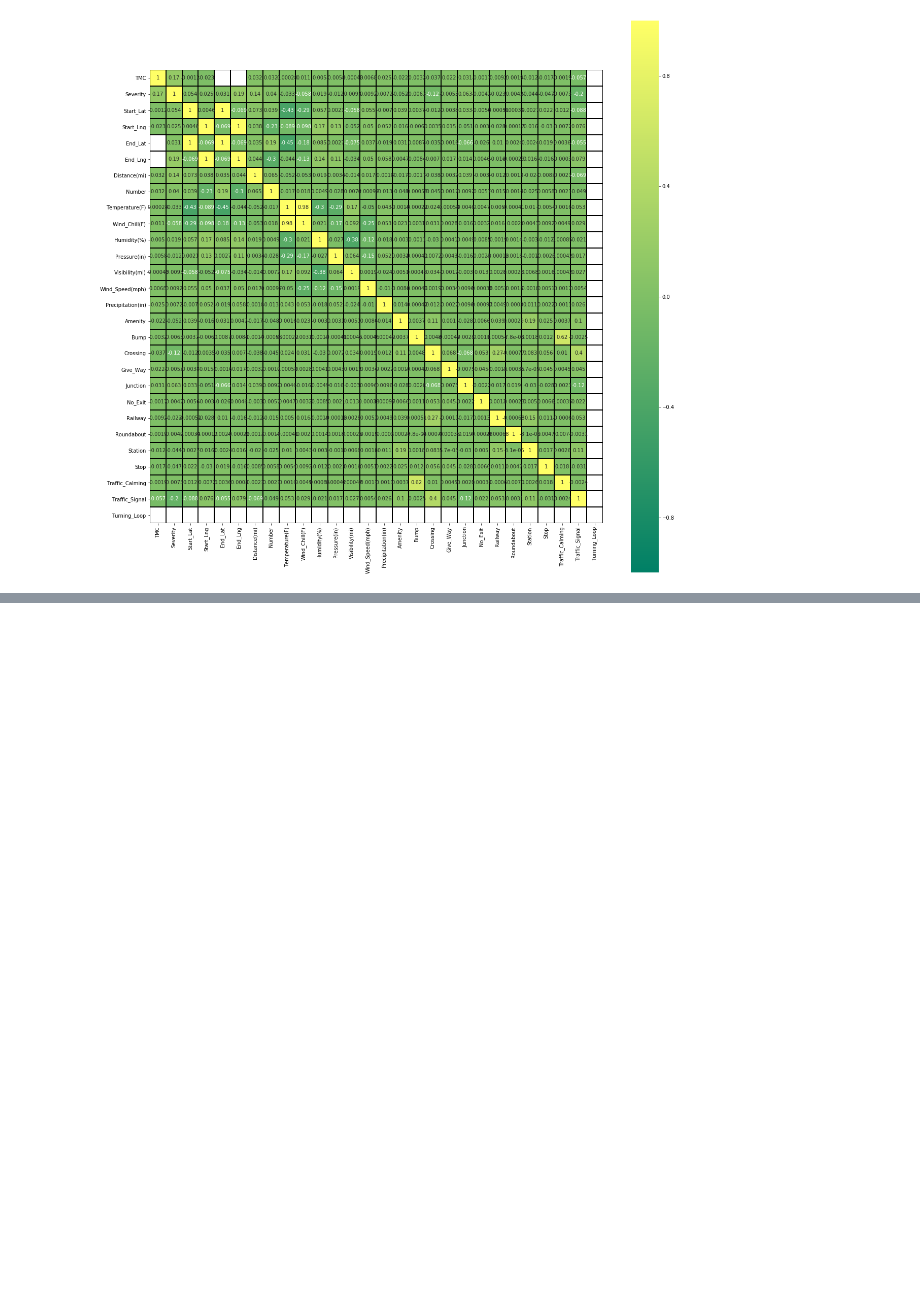
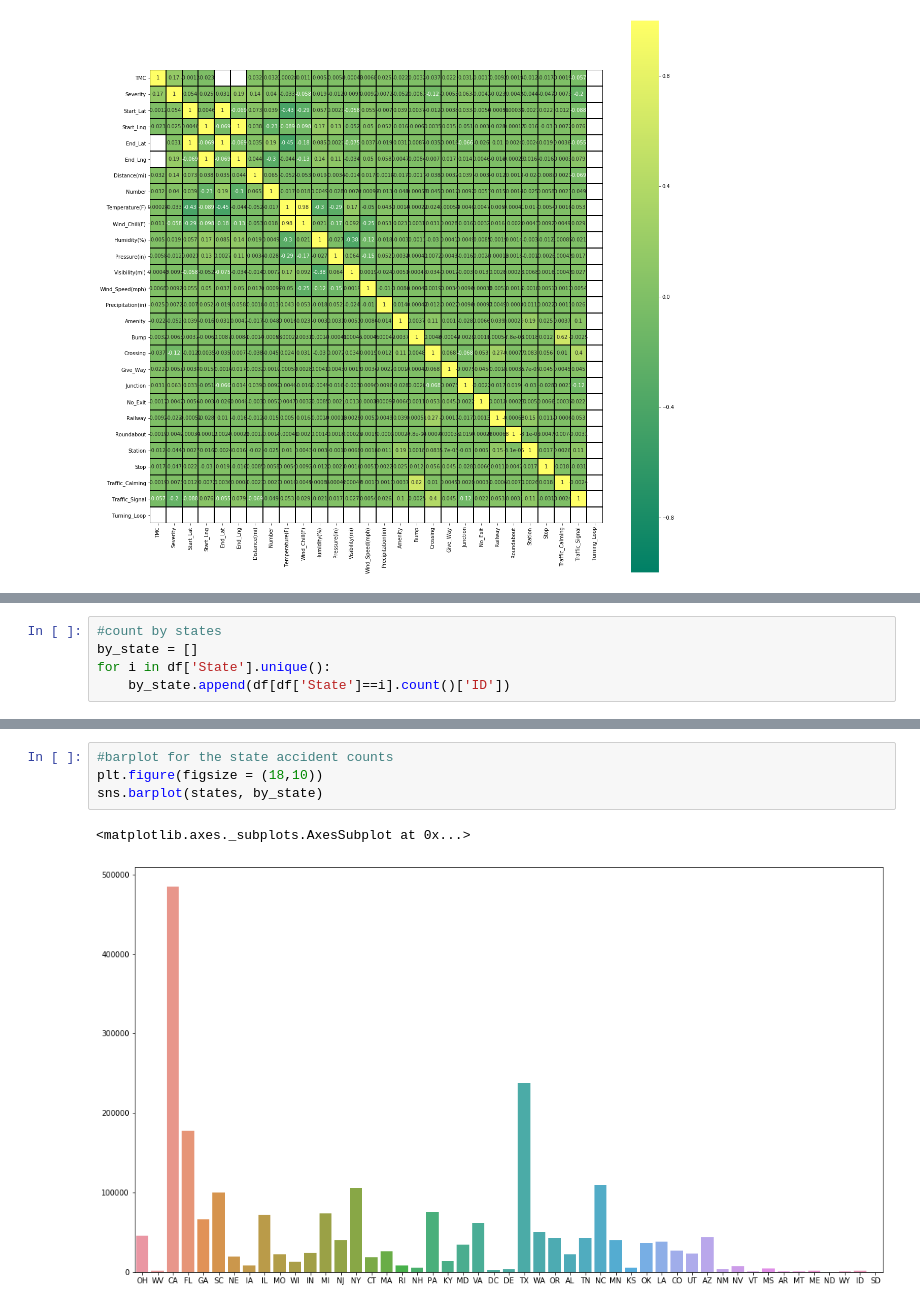
Before and after one commit to bee5633/Accidents, a Jupyter notebook: US_Accidents.ipynb, the cells around one changed output, grey strips where cells are left out. Cells and saved outputs as stored; diff of their text form; blank space fills up the shorter version.

```diff
--- a/US_Accidents.ipynb
+++ b/US_Accidents.ipynb
@@ -147,0 +189,5 @@ fig = sns.heatmap(df.corr(), annot=True, cmap='summer',linewidths=1, linecolor='
+# %%
+#count by states
+by_state = []
+for i in df['State'].unique():
+    by_state.append(df[df['State']==i].count()['ID'])
@@ -147,0 +214,7 @@ fig = sns.heatmap(df.corr(), annot=True, cmap='summer',linewidths=1, linecolor='
+# %%
+#barplot for the state accident counts
+plt.figure(figsize = (18,10))
+sns.barplot(states, by_state)
+# %% [output]
+<matplotlib.axes._subplots.AxesSubplot at 0x...>
+[figure, added]
```
Also changed, not shown: parts of 5 cells of this notebook.
